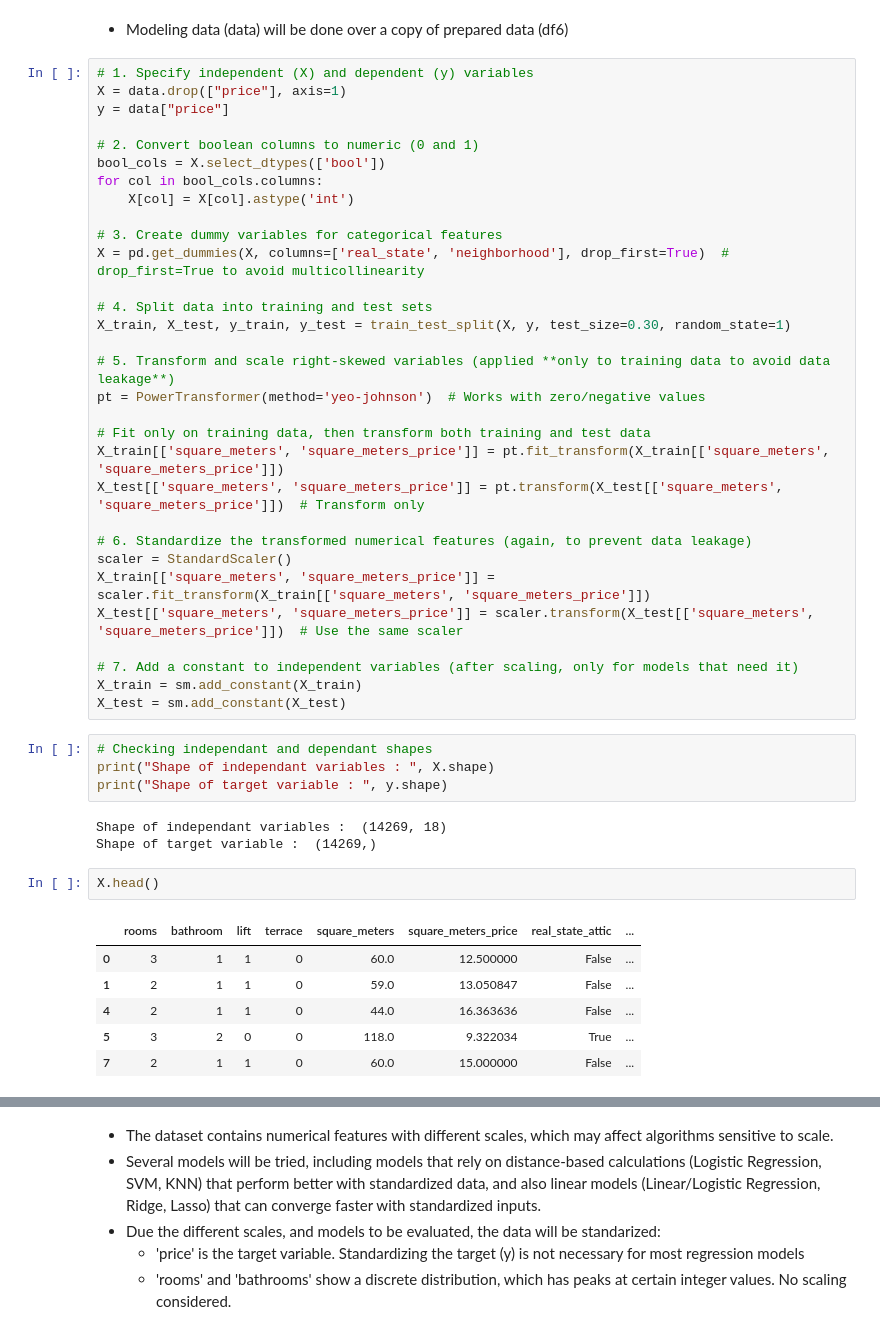
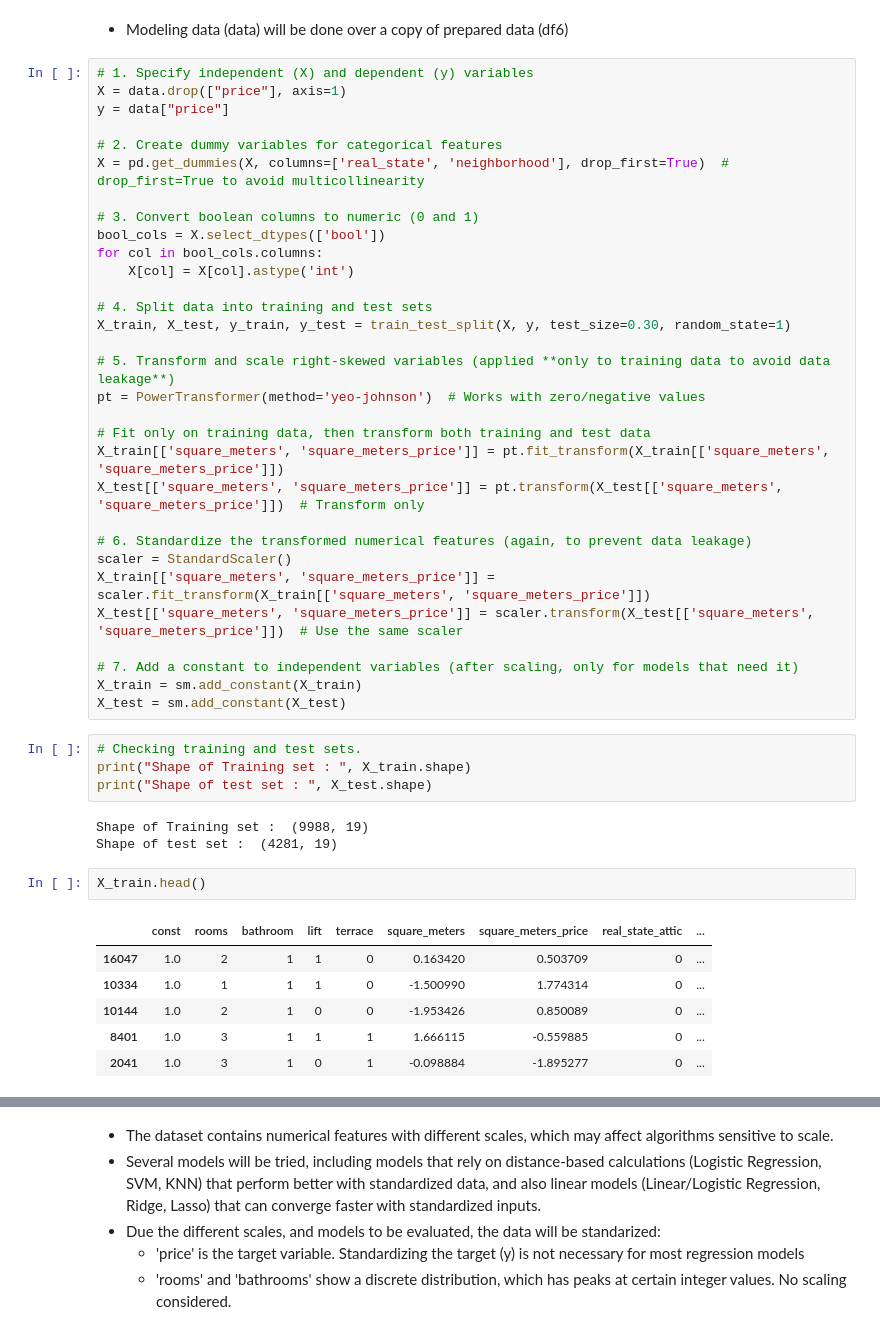
Before and after one commit to otrocarlosmartinez/IMPELIA_PEA_AIDS_PROJECT2, a Jupyter notebook: CarlosM/PROJECT2_PYTHON_cm1.ipynb, the cells around one changed output, grey strips where cells are left out. Drawn from its saved outputs; the diff is of its cells as text.

```diff
--- a/CarlosM/PROJECT2_PYTHON_cm1.ipynb
+++ b/CarlosM/PROJECT2_PYTHON_cm1.ipynb
@@ -1431,13 +1501,13 @@ data=df6.copy()
 X = data.drop(["price"], axis=1)
 y = data["price"]
 
-# 2. Convert boolean columns to numeric (0 and 1)
+# 2. Create dummy variables for categorical features
+X = pd.get_dummies(X, columns=['real_state', 'neighborhood'], drop_first=True)  # drop_first=True to avoid multicollinearity
+
+# 3. Convert boolean columns to numeric (0 and 1)
 bool_cols = X.select_dtypes(['bool'])
 for col in bool_cols.columns:
     X[col] = X[col].astype('int')
-
-# 3. Create dummy variables for categorical features
-X = pd.get_dummies(X, columns=['real_state', 'neighborhood'], drop_first=True)  # drop_first=True to avoid multicollinearity
 
 # 4. Split data into training and test sets
 X_train, X_test, y_train, y_test = train_test_split(X, y, test_size=0.30, random_state=1)
@@ -1458,19 +1528,19 @@ X_test[['square_meters', 'square_meters_price']] = scaler.transform(X_test[['squ
 X_train = sm.add_constant(X_train)
 X_test = sm.add_constant(X_test)
 # %%
-# Checking independant and dependant shapes
-print("Shape of independant variables : ", X.shape)
-print("Shape of target variable : ", y.shape)
+# Checking training and test sets.
+print("Shape of Training set : ", X_train.shape)
+print("Shape of test set : ", X_test.shape)
 # %% [output]
-Shape of independant variables :  (14269, 18)
-Shape of target variable :  (14269,)
+Shape of Training set :  (9988, 19)
+Shape of test set :  (4281, 19)
 # %%
-X.head()
+X_train.head()
 # %% [output]
-|  | rooms | bathroom | lift | terrace | square_meters | square_meters_price | real_state_attic | ... |
-| 0 | 3 | 1 | 1 | 0 | 60.0 | 12.500000 | False | ... |
-| 1 | 2 | 1 | 1 | 0 | 59.0 | 13.050847 | False | ... |
-| 4 | 2 | 1 | 1 | 0 | 44.0 | 16.363636 | False | ... |
-| 5 | 3 | 2 | 0 | 0 | 118.0 | 9.322034 | True | ... |
-| 7 | 2 | 1 | 1 | 0 | 60.0 | 15.000000 | False | ... |
+|  | const | rooms | bathroom | lift | terrace | square_meters | square_meters_price | real_state_attic | ... |
+| 16047 | 1.0 | 2 | 1 | 1 | 0 | 0.163420 | 0.503709 | 0 | ... |
+| 10334 | 1.0 | 1 | 1 | 1 | 0 | -1.500990 | 1.774314 | 0 | ... |
+| 10144 | 1.0 | 2 | 1 | 0 | 0 | -1.953426 | 0.850089 | 0 | ... |
+| 8401 | 1.0 | 3 | 1 | 1 | 1 | 1.666115 | -0.559885 | 0 | ... |
+| 2041 | 1.0 | 3 | 1 | 0 | 1 | -0.098884 | -1.895277 | 0 | ... |
 # %%
```
Also changed, not shown: parts of 83 cells of this notebook, 7 other files.
